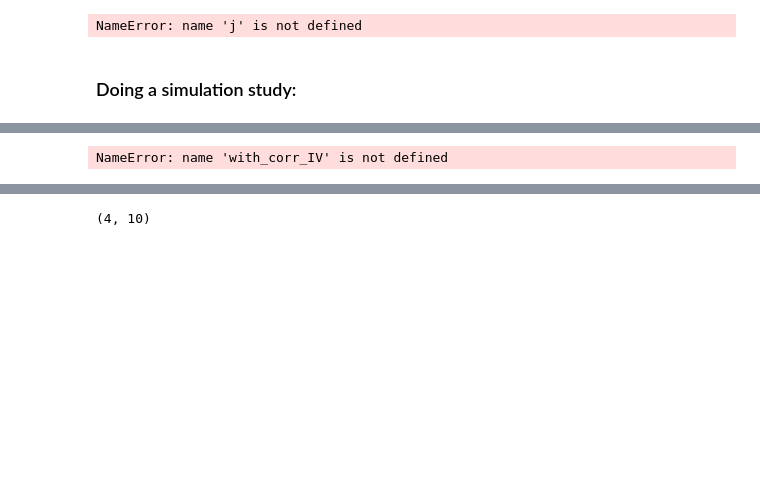
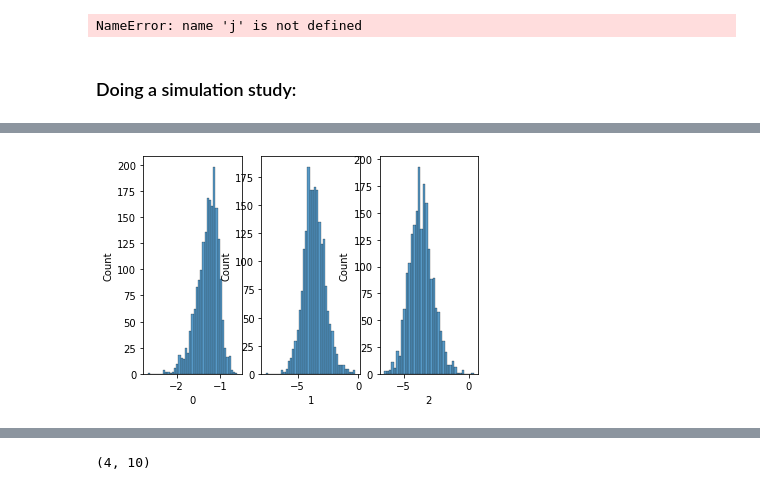
Before and after one commit to Mo1l/Demand-estimation, a Jupyter notebook: DemandEstimation.ipynb, the cells around one changed output, grey strips where cells are left out. Saved outputs shown, nothing was run; the diff lists cells and outputs as text; code cells hidden in the pictures; blank space fills up the shorter version.

```diff
--- a/DemandEstimation.ipynb
+++ b/DemandEstimation.ipynb
@@ -237,16 +302,16 @@ corr_pd.mean()
 dtype: float64
 # %%
-corr_pd = pd.DataFrame(with_corr_IV)
+corr_pd = pd.DataFrame(corr_IV)
 corr_pd = corr_pd.loc[~(corr_pd==0).all(axis=1)]
 
 fig, ax =plt.subplots(1,3)
 sns.histplot(corr_pd[0], ax=ax[0])
 sns.histplot(corr_pd[1], ax=ax[1])
 sns.histplot(corr_pd[2], ax=ax[2])
 
 fig.show()
 # %% [output]
-NameError: name 'with_corr_IV' is not defined
+[figure, added]
 # %%
 corr_pd.mean()
 # %% [output]
```
Also changed, not shown: parts of 9 cells of this notebook, 1 other file.
